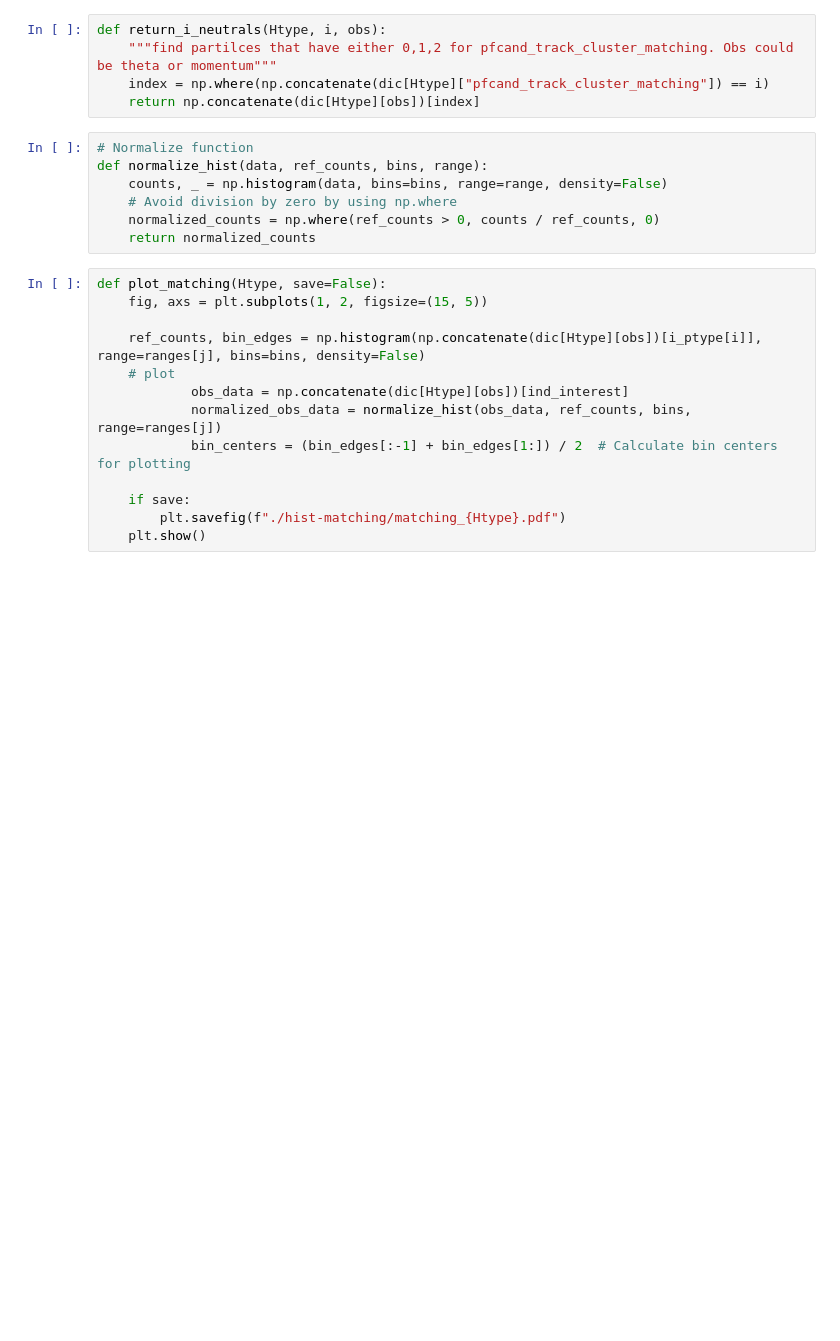
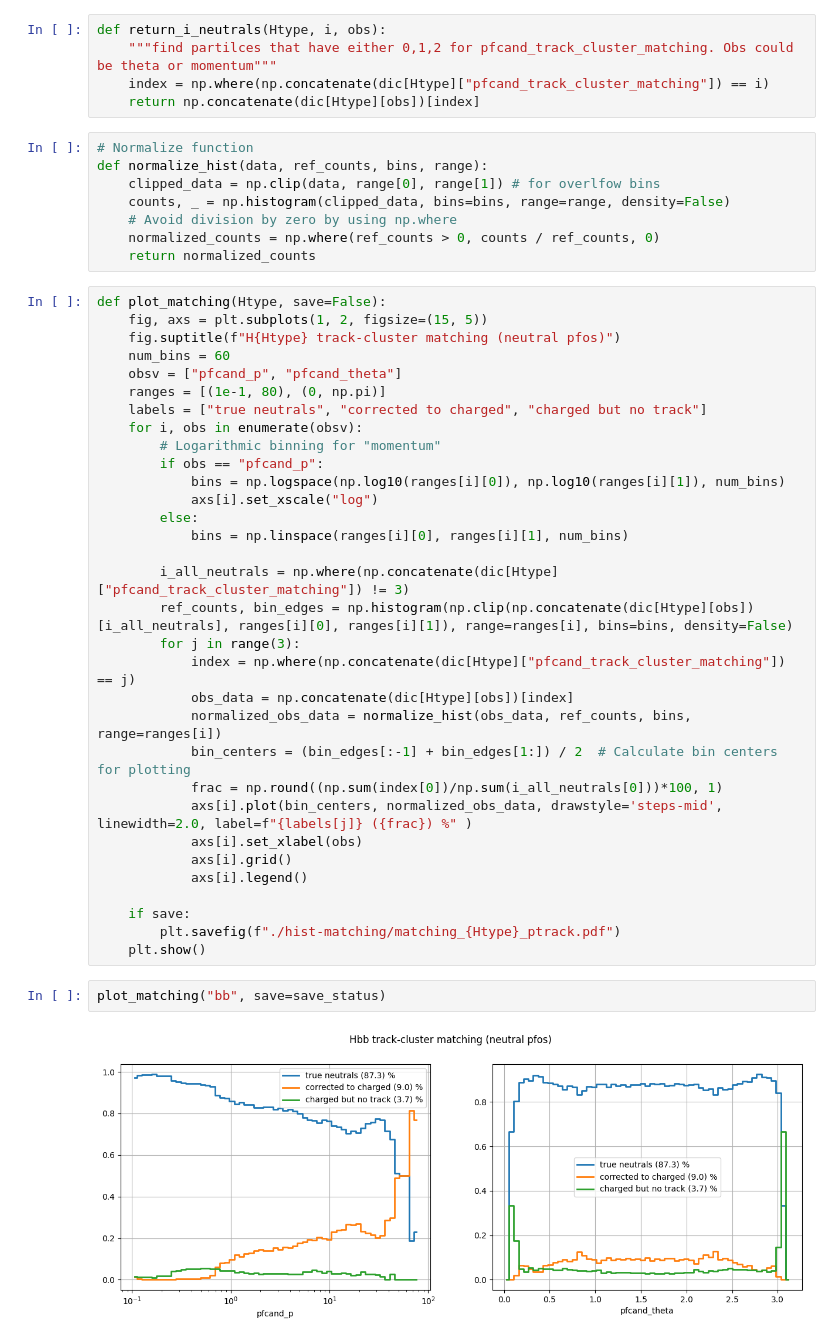
Before and after one commit to saracreates/TaggingResults, a Jupyter notebook: track-cluster-matching.ipynb, the cells around one changed output. Cells and saved outputs as stored; diff of their text form; blank space fills up the shorter version.

Commit message:
find out track-cluster matching is wrong & modify V0 finding

```diff
--- a/track-cluster-matching.ipynb
+++ b/track-cluster-matching.ipynb
@@ -56,20 +56,44 @@ def return_i_neutrals(Htype, i, obs):
 # %%
 # Normalize function
 def normalize_hist(data, ref_counts, bins, range):
-    counts, _ = np.histogram(data, bins=bins, range=range, density=False)
+    clipped_data = np.clip(data, range[0], range[1]) # for overlfow bins
+    counts, _ = np.histogram(clipped_data, bins=bins, range=range, density=False)
     # Avoid division by zero by using np.where
     normalized_counts = np.where(ref_counts > 0, counts / ref_counts, 0)
     return normalized_counts
 # %%
 def plot_matching(Htype, save=False):
     fig, axs = plt.subplots(1, 2, figsize=(15, 5))
+    fig.suptitle(f"H{Htype} track-cluster matching (neutral pfos)")
+    num_bins = 60
+    obsv = ["pfcand_p", "pfcand_theta"]
+    ranges = [(1e-1, 80), (0, np.pi)]
+    labels = ["true neutrals", "corrected to charged", "charged but no track"]
+    for i, obs in enumerate(obsv):
+        # Logarithmic binning for "momentum"
+        if obs == "pfcand_p":
+            bins = np.logspace(np.log10(ranges[i][0]), np.log10(ranges[i][1]), num_bins)
+            axs[i].set_xscale("log")
+        else:
+            bins = np.linspace(ranges[i][0], ranges[i][1], num_bins)
 
-    ref_counts, bin_edges = np.histogram(np.concatenate(dic[Htype][obs])[i_ptype[i]], range=ranges[j], bins=bins, density=False)
-    # plot
-            obs_data = np.concatenate(dic[Htype][obs])[ind_interest]
-            normalized_obs_data = normalize_hist(obs_data, ref_counts, bins, range=ranges[j])
+        i_all_neutrals = np.where(np.concatenate(dic[Htype]["pfcand_track_cluster_matching"]) != 3)
+        ref_counts, bin_edges = np.histogram(np.clip(np.concatenate(dic[Htype][obs])[i_all_neutrals], ranges[i][0], ranges[i][1]), range=ranges[i], bins=bins, density=False)
+        for j in range(3):
+            index = np.where(np.concatenate(dic[Htype]["pfcand_track_cluster_matching"]) == j)
+            obs_data = np.concatenate(dic[Htype][obs])[index]
+            normalized_obs_data = normalize_hist(obs_data, ref_counts, bins, range=ranges[i])
             bin_centers = (bin_edges[:-1] + bin_edges[1:]) / 2  # Calculate bin centers for plotting
+            frac = np.round((np.sum(index[0])/np.sum(i_all_neutrals[0]))*100, 1)
+            axs[i].plot(bin_centers, normalized_obs_data, drawstyle='steps-mid', linewidth=2.0, label=f"{labels[j]} ({frac}) %" )
+            axs[i].set_xlabel(obs)
+            axs[i].grid()
+            axs[i].legend()
 
     if save:
-        plt.savefig(f"./hist-matching/matching_{Htype}.pdf")
+        plt.savefig(f"./hist-matching/matching_{Htype}_ptrack.pdf")
     plt.show()
+# %%
+plot_matching("bb", save=save_status)
+# %% [output]
+[figure, added]
```
Also changed, not shown: parts of 1 cell of this notebook, 8 other files.
